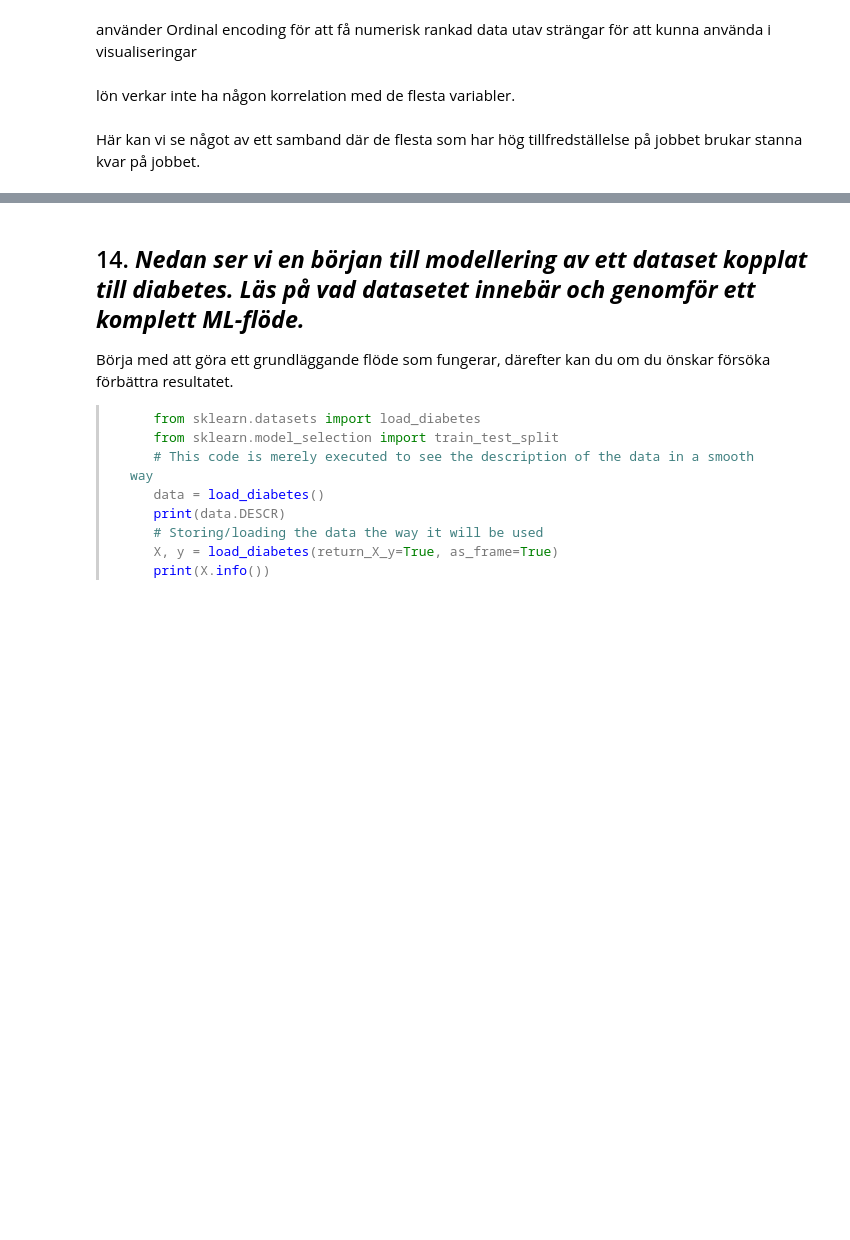
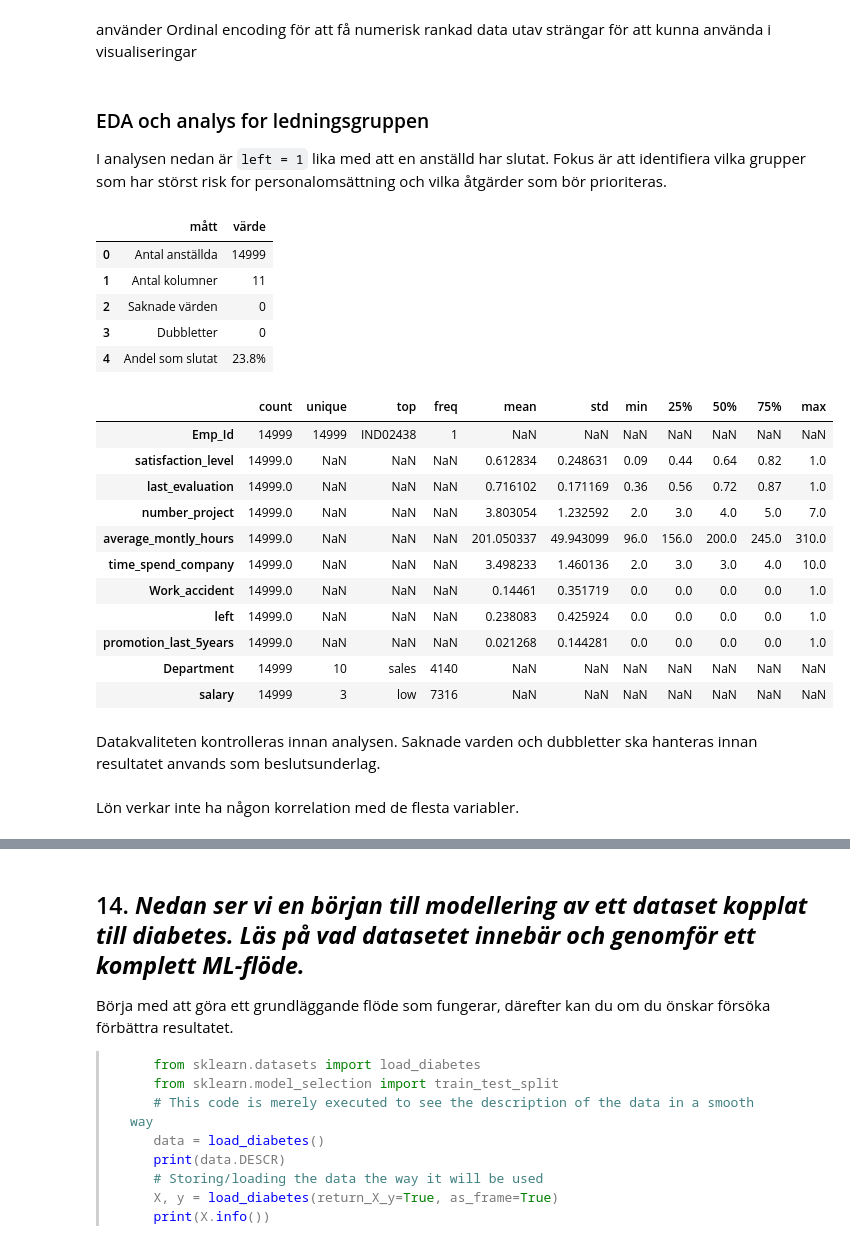
Before and after one commit to stuNero/ai_bok_ovn_uppgifter, a Jupyter notebook: kapitel/kap_3.ipynb, the cells around one changed output, grey strips where cells are left out. Saved outputs shown, nothing was run; the diff lists cells and outputs as text; code cells hidden in the pictures; blank space fills up the shorter version.

```diff
--- a/kapitel/kap_3.ipynb
+++ b/kapitel/kap_3.ipynb
@@ -160,2 +150,0 @@ fig.show()
-# %% [markdown]
-lön verkar inte ha någon korrelation med de flesta variabler.
@@ -165,2 +151,35 @@ fig.show()
-# %% [markdown]
-Här kan vi se något av ett samband där de flesta som har hög tillfredställelse på jobbet brukar stanna kvar på jobbet.
+# %% [markdown]
+### EDA och analys for ledningsgruppen
+
+I analysen nedan är `left = 1` lika med att en anställd har slutat. Fokus är att identifiera vilka grupper som har störst risk for personalomsättning och vilka åtgärder som bör prioriteras.
+# %%
+hr_df = pd.read_excel("../data/hr_employee_data.xlsx")
+hr_df["salary"] = pd.Categorical(hr_df["salary"], categories=["low", "medium", "high"], ordered=True)
+
+data_quality = pd.DataFrame({
+    "mått": ["Antal anställda", "Antal kolumner", "Saknade värden", "Dubbletter", "Andel som slutat"],
+    "värde": [len(hr_df), hr_df.shape[1], int(hr_df.isna().sum().sum()), int(hr_df.duplicated().sum()), f"{hr_df['left'].mean():.1%}"],
+})
+display(data_quality)
+display(hr_df.describe(include="all").T)
+# %% [output]
+|  | mått | värde |
+| 0 | Antal anställda | 14999 |
+| 1 | Antal kolumner | 11 |
+| 2 | Saknade värden | 0 |
+| 3 | Dubbletter | 0 |
+| 4 | Andel som slutat | 23.8% |
+|  | count | unique | top | freq | mean | std | min | 25% | 50% | 75% | max |
+| Emp_Id | 14999 | 14999 | IND02438 | 1 | NaN | NaN | NaN | NaN | NaN | NaN | NaN |
+| satisfaction_level | 14999.0 | NaN | NaN | NaN | 0.612834 | 0.248631 | 0.09 | 0.44 | 0.64 | 0.82 | 1.0 |
+| last_evaluation | 14999.0 | NaN | NaN | NaN | 0.716102 | 0.171169 | 0.36 | 0.56 | 0.72 | 0.87 | 1.0 |
+| number_project | 14999.0 | NaN | NaN | NaN | 3.803054 | 1.232592 | 2.0 | 3.0 | 4.0 | 5.0 | 7.0 |
+| average_montly_hours | 14999.0 | NaN | NaN | NaN | 201.050337 | 49.943099 | 96.0 | 156.0 | 200.0 | 245.0 | 310.0 |
+| time_spend_company | 14999.0 | NaN | NaN | NaN | 3.498233 | 1.460136 | 2.0 | 3.0 | 3.0 | 4.0 | 10.0 |
+| Work_accident | 14999.0 | NaN | NaN | NaN | 0.14461 | 0.351719 | 0.0 | 0.0 | 0.0 | 0.0 | 1.0 |
+| left | 14999.0 | NaN | NaN | NaN | 0.238083 | 0.425924 | 0.0 | 0.0 | 0.0 | 0.0 | 1.0 |
+| promotion_last_5years | 14999.0 | NaN | NaN | NaN | 0.021268 | 0.144281 | 0.0 | 0.0 | 0.0 | 0.0 | 1.0 |
+| Department | 14999 | 10 | sales | 4140 | NaN | NaN | NaN | NaN | NaN | NaN | NaN |
+| salary | 14999 | 3 | low | 7316 | NaN | NaN | NaN | NaN | NaN | NaN | NaN |
+# %% [markdown]
+Datakvaliteten kontrolleras innan analysen. Saknade varden och dubbletter ska hanteras innan resultatet anvands som beslutsunderlag.
@@ -166,0 +195,2 @@ Här kan vi se något av ett samband där de flesta som har hög tillfredställe
+# %% [markdown]
+Lön verkar inte ha någon korrelation med de flesta variabler.
```
Also changed, not shown: parts of 16 cells of this notebook.
